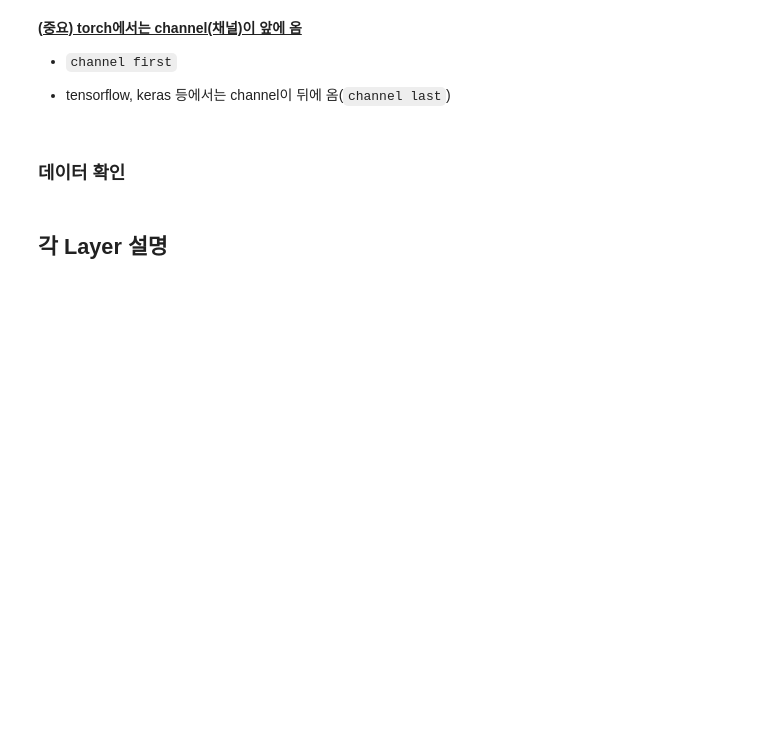
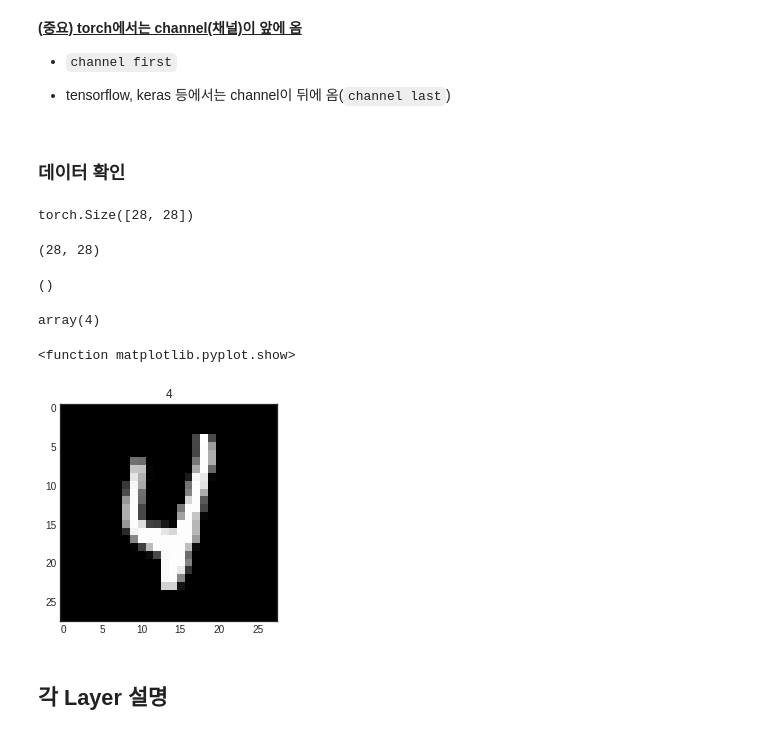
Before and after one commit to sumunoh/study_assemble, a Jupyter notebook: pytorch1.ipynb, the cells around one changed output. Cells and saved outputs as stored; diff of their text form; code cells hidden in the pictures; blank space fills up the shorter version.

```diff
--- a/pytorch1.ipynb
+++ b/pytorch1.ipynb
@@ -921,5 +957,34 @@ import torchvision.transforms as transforms
 - tensorflow, keras 등에서는 channel이 뒤에 옴(`channel last`)
 # %% [markdown]
 ### 데이터 확인
+# %%
+import matplotlib.pyplot as plt
+plt.style.use('seaborn-white')
+# %%
+torch_image = torch.squeeze(images[0])
+torch_image.shape
+# %% [output]
+torch.Size([28, 28])
+# %%
+image = torch_image.numpy()
+image.shape
+# %% [output]
+(28, 28)
+# %%
+label = labels[0].numpy()
+label.shape
+# %% [output]
+()
+# %%
+label
+# %% [output]
+array(4)
+# %%
+plt.title(label)
+plt.imshow(image,'gray')
+plt.show
+# %% [output]
+<function matplotlib.pyplot.show>
+[figure, added]
 # %% [markdown]
 ## 각 Layer 설명
```
Also changed, not shown: parts of 54 cells of this notebook.
